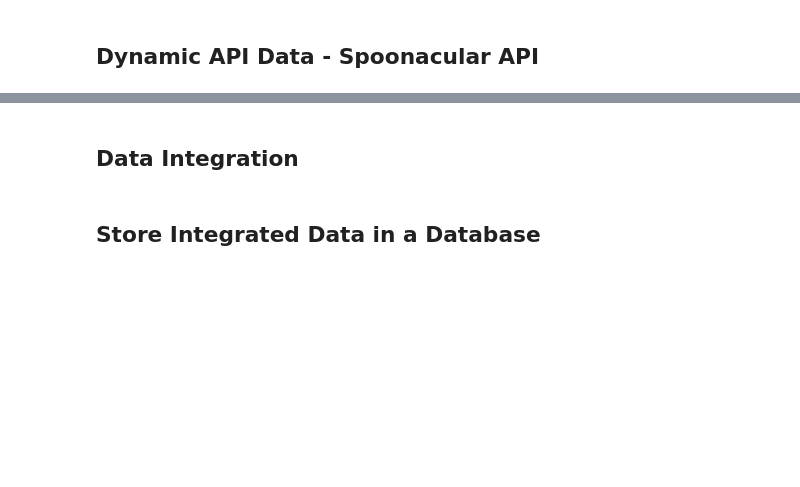
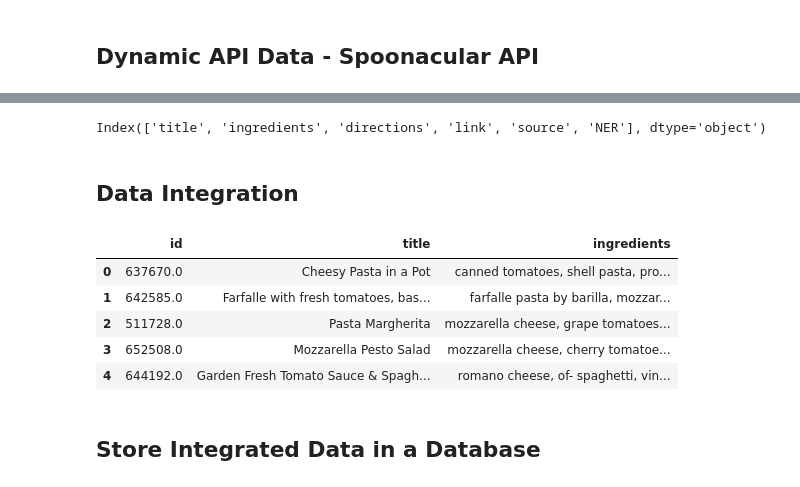
Before and after one commit to SandhyaKilari/PantryPalette, a Jupyter notebook: Scripts/Data_Collection.ipynb, the cells around one changed output, grey strips where cells are left out. Saved outputs shown, nothing was run; the diff lists cells and outputs as text; code cells hidden in the pictures; blank space fills up the shorter version.

```diff
--- a/Scripts/Data_Collection.ipynb
+++ b/Scripts/Data_Collection.ipynb
@@ -219,14 +279,25 @@ if recipes_api:
+# %%
+print(receipenlg.columns)
+# %% [output]
+Index(['title', 'ingredients', 'directions', 'link', 'source', 'NER'], dtype='object')
 # %% [markdown]
 ## Data Integration
 # %%
 # Ensure both DataFrames have the same structure
-receipenlg_subset = receipenlg[["id", "title", "ingredients"]]  # Select relevant columns
+receipenlg_subset = receipenlg[["title", "ingredients"]]  # Select relevant columns
 
 # Merge the datasets
-combined_df = pd.concat([receipenlg_subset, df_api], ignore_index=True)
+combined_df = pd.concat([df_api, receipenlg_subset], ignore_index=True)
 
 # Check merged dataset
-print(combined_df.head())
+combined_df.head()
+# %% [output]
+|  | id | title | ingredients |
+| 0 | 637670.0 | Cheesy Pasta in a Pot | canned tomatoes, shell pasta, pro... |
+| 1 | 642585.0 | Farfalle with fresh tomatoes, bas... | farfalle pasta by barilla, mozzar... |
+| 2 | 511728.0 | Pasta Margherita | mozzarella cheese, grape tomatoes... |
+| 3 | 652508.0 | Mozzarella Pesto Salad | mozzarella cheese, cherry tomatoe... |
+| 4 | 644192.0 | Garden Fresh Tomato Sauce & Spagh... | romano cheese, of- spaghetti, vin... |
 # %% [markdown]
 ## Store Integrated Data in a Database
 # %%
```
Also changed, not shown: parts of 7 cells of this notebook.
